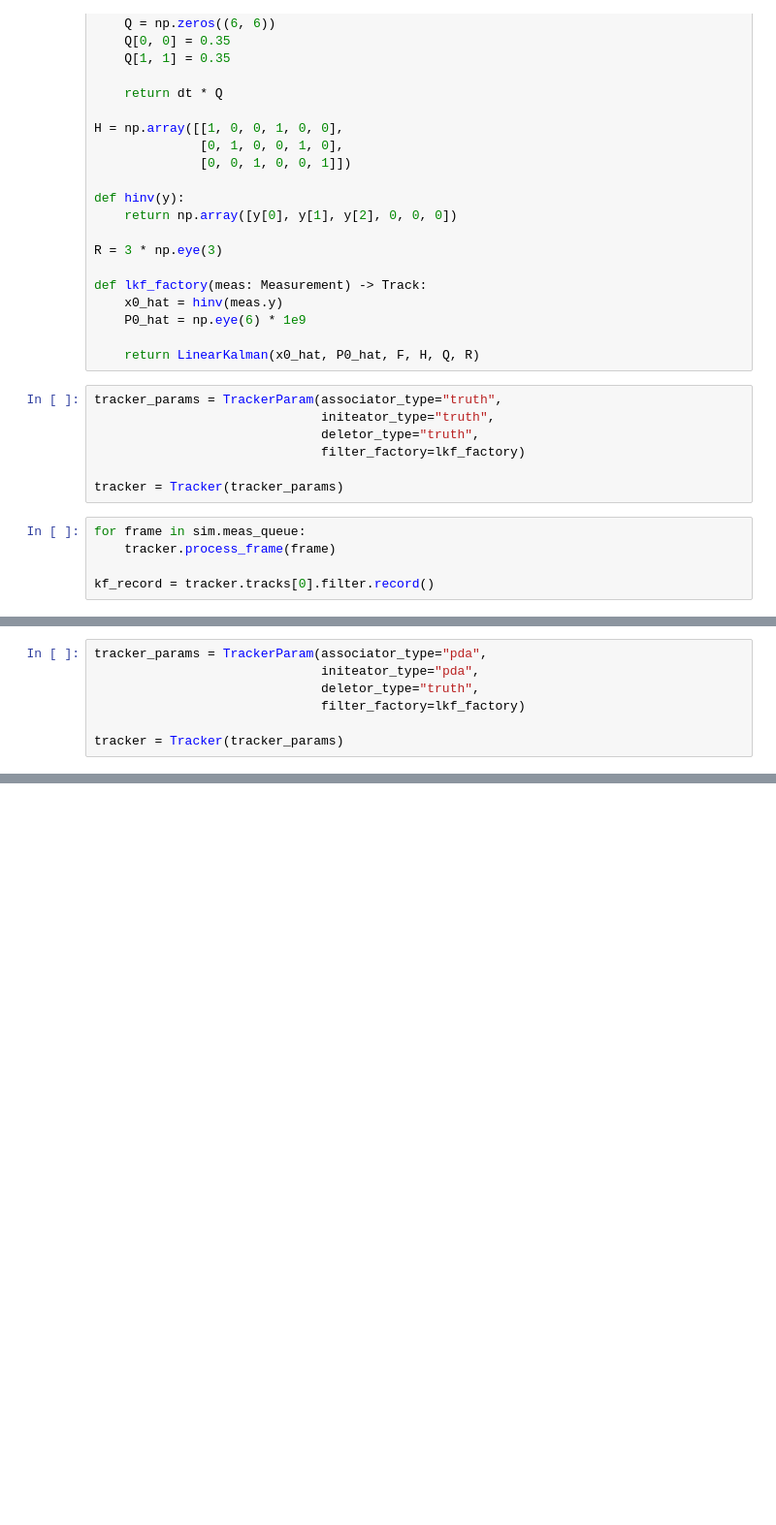
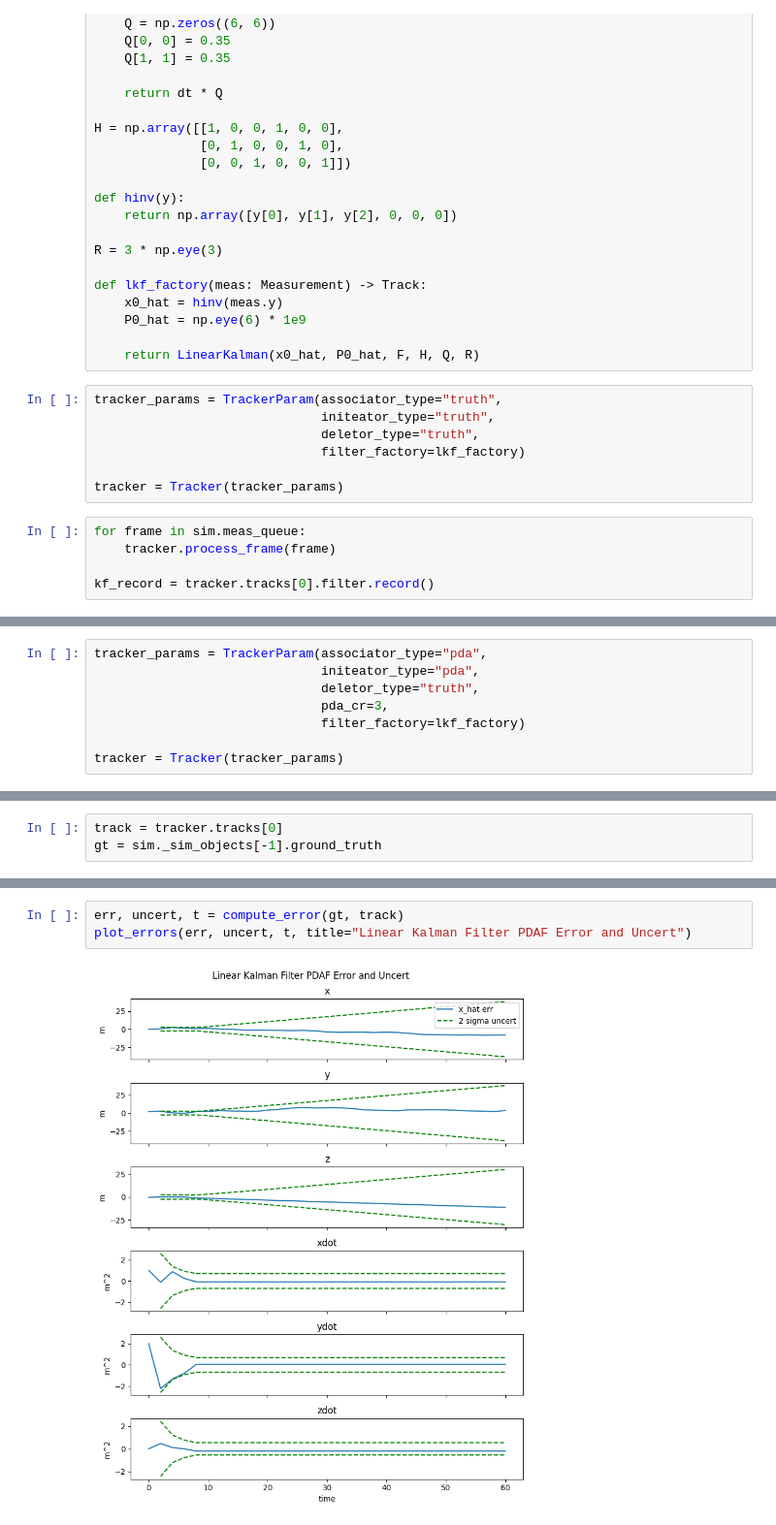
Before and after one commit to eholmgre/tda, a Jupyter notebook: notebook/oracle_single_target_clutter.ipynb, the cells around one changed output, grey strips where cells are left out. Shown at 97% size. Saved outputs shown, nothing was run; the diff lists cells and outputs as text; blank space fills up the shorter version.

```diff
--- a/notebook/oracle_single_target_clutter.ipynb
+++ b/notebook/oracle_single_target_clutter.ipynb
@@ -116,6 +121,7 @@ axs[5].plot(kf_record["t"], kf_record["x_hat"][:, 5], color="red", label="filter
 tracker_params = TrackerParam(associator_type="pda",
                               initeator_type="pda",
                               deletor_type="truth",
+                              pda_cr=3,
                               filter_factory=lkf_factory)
 
 tracker = Tracker(tracker_params)
@@ -128,0 +151,3 @@ ValueError: matmul: Input operand 1 does not have enough dimensions (has 0, gufu
+# %%
+track = tracker.tracks[0]
+gt = sim._sim_objects[-1].ground_truth
@@ -128,0 +199,5 @@ ValueError: matmul: Input operand 1 does not have enough dimensions (has 0, gufu
+# %%
+err, uncert, t = compute_error(gt, track)
+plot_errors(err, uncert, t, title="Linear Kalman Filter PDAF Error and Uncert")
+# %% [output]
+[figure, added]
```
Also changed, not shown: parts of 6 cells of this notebook, 2 other files.
